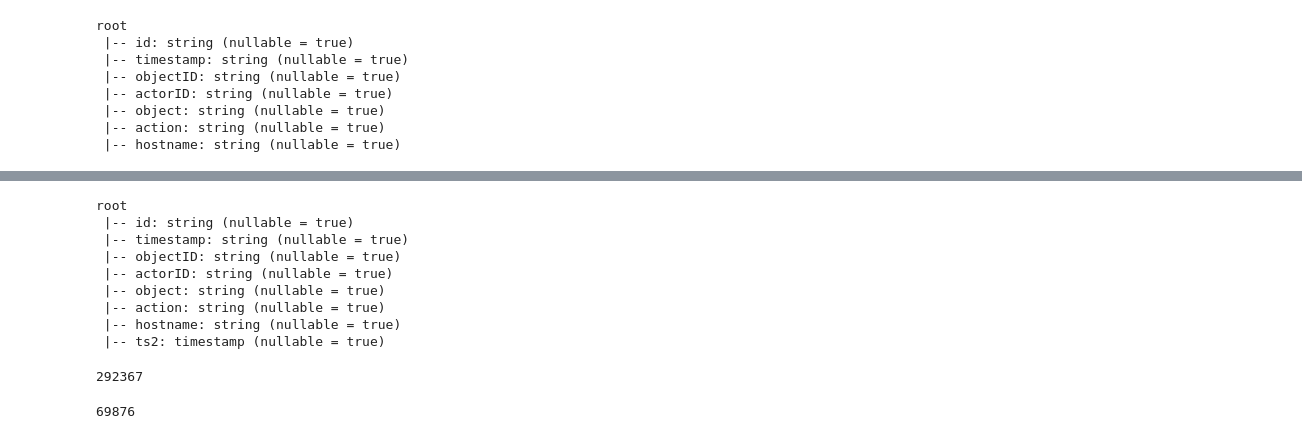
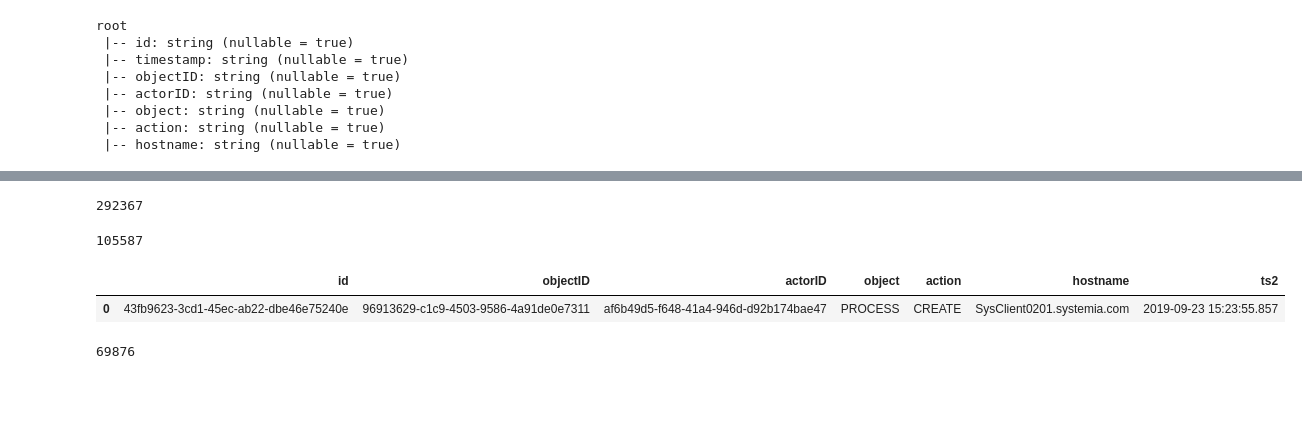
Before and after one commit to MBrend15/Public_Project_Repo, a Jupyter notebook: Build_Graph_2.ipynb, the cells around one changed output, grey strips where cells are left out. Cells and saved outputs as stored; diff of their text form; code cells hidden in the pictures; blank space fills up the shorter version.

```diff
--- a/Build_Graph_2.ipynb
+++ b/Build_Graph_2.ipynb
@@ -32,19 +75,20 @@ df_labels.limit(1).toPandas()
-# %%
-df_labels.printSchema()
-# %% [output]
-root
- |-- id: string (nullable = true)
- |-- timestamp: string (nullable = true)
- |-- objectID: string (nullable = true)
- |-- actorID: string (nullable = true)
- |-- object: string (nullable = true)
- |-- action: string (nullable = true)
- |-- hostname: string (nullable = true)
- |-- ts2: timestamp (nullable = true)
 # %%
 df_labels.count()
 # %% [output]
 292367
+# %%
+#filter labeled events for just 23Sep and recount
+df_labels = df_labels.where(dayofmonth(col('timestamp')) == 23)
+# %%
+df_labels.count()
+# %% [output]
+105587
+# %%
+#show me the first row to check
+df_labels.limit(1).toPandas()
+# %% [output]
+|  | id | objectID | actorID | object | action | hostname | ts2 |
+| 0 | 43fb9623-3cd1-45ec-ab22-dbe46e75240e | 96913629-c1c9-4503-9586-4a91de0e7311 | af6b49d5-f648-41a4-946d-d92b174bae47 | PROCESS | CREATE | SysClient0201.systemia.com | 2019-09-23 15:23:55.857 |
 # %%
 #how many objID in labels
 df_labels.select('objectID').distinct().count()
```
Also changed, not shown: parts of 28 cells of this notebook, 1 other file.
